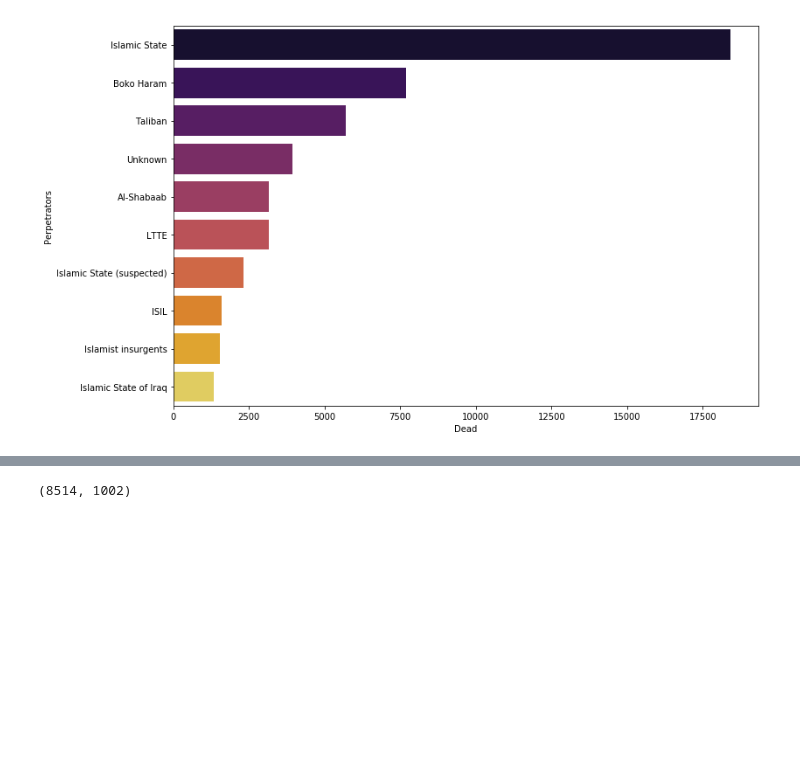
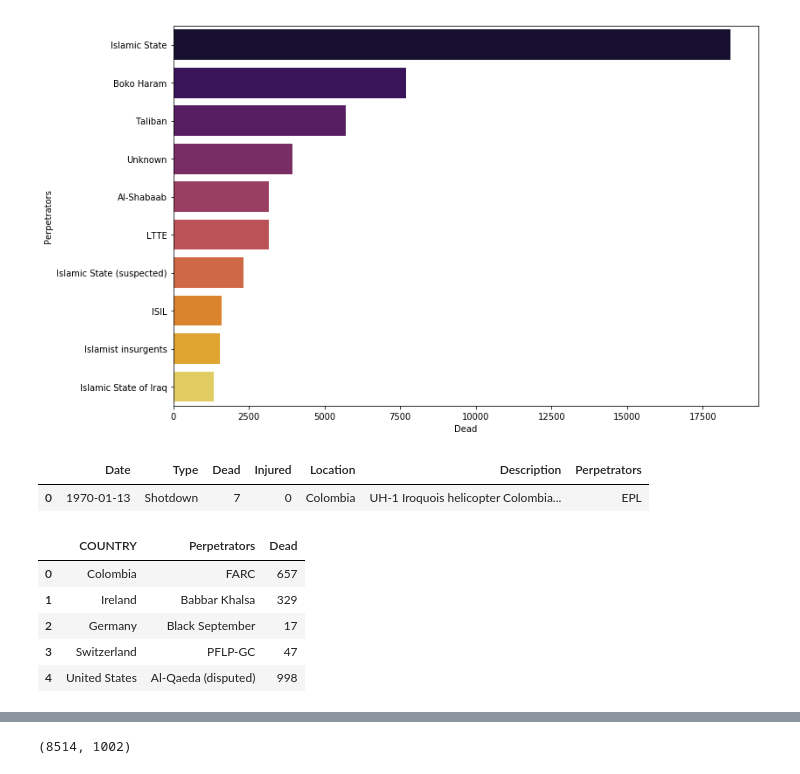
Before and after one commit to SupChanda/Predicting-perpetrators-of-global-terrorism, a Jupyter notebook: Predicting Perpetrator using Machine Learning algorithm.ipynb, the cells around one changed output, grey strips where cells are left out. Drawn from its saved outputs; the diff is of its cells as text; code cells hidden in the pictures; blank space fills up the shorter version.

```diff
--- a/Predicting Perpetrator using Machine Learning algorithm.ipynb
+++ b/Predicting Perpetrator using Machine Learning algorithm.ipynb
@@ -306,3 +306,8 @@ sns.barplot(x=grp_with_highest_attacks['Dead'][0:10],y = grp_with_highest_attack
 [figure]
 # %%
 # Which region is affected most by which terrorist
+# %%
+TerrorDTframe_notna.head(1)
+# %% [output]
+|  | Date | Type | Dead | Injured | Location | Description | Perpetrators |
+| 0 | 1970-01-13 | Shotdown | 7 | 0 | Colombia | UH-1 Iroquois helicopter Colombia... | EPL |
@@ -308,0 +317,15 @@ sns.barplot(x=grp_with_highest_attacks['Dead'][0:10],y = grp_with_highest_attack
+# %%
+most_terror_in_country = pd.DataFrame()
+for each in TerrorDTframe_notna.Location.unique():
+    country_terror = k.groupby('Location').get_group(each).sort_values(by='Dead',ascending=False).reset_index(drop=True)[0:1]
+    most_terror_in_country = pd.concat([most_terror_in_country,country_terror],axis=0)
+most_terror_in_country.reset_index(drop=True,inplace=True)
+most_terror_in_country.rename(columns={'Location':'COUNTRY'},inplace=True)
+most_terror_in_country.head()
+# %% [output]
+|  | COUNTRY | Perpetrators | Dead |
+| 0 | Colombia | FARC | 657 |
+| 1 | Ireland | Babbar Khalsa | 329 |
+| 2 | Germany | Black September | 17 |
+| 3 | Switzerland | PFLP-GC | 47 |
+| 4 | United States | Al-Qaeda (disputed) | 998 |
```
Also changed, not shown: parts of 7 cells of this notebook, 1 other file.
